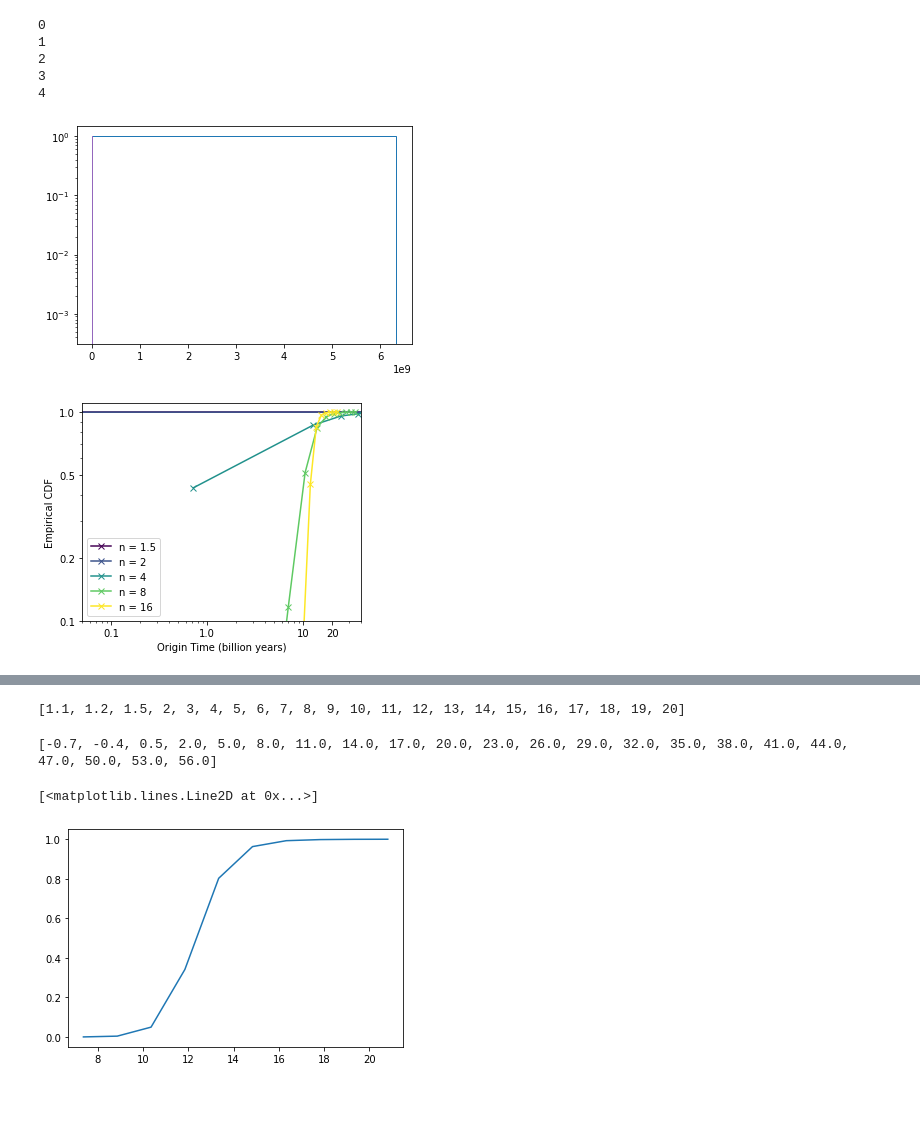
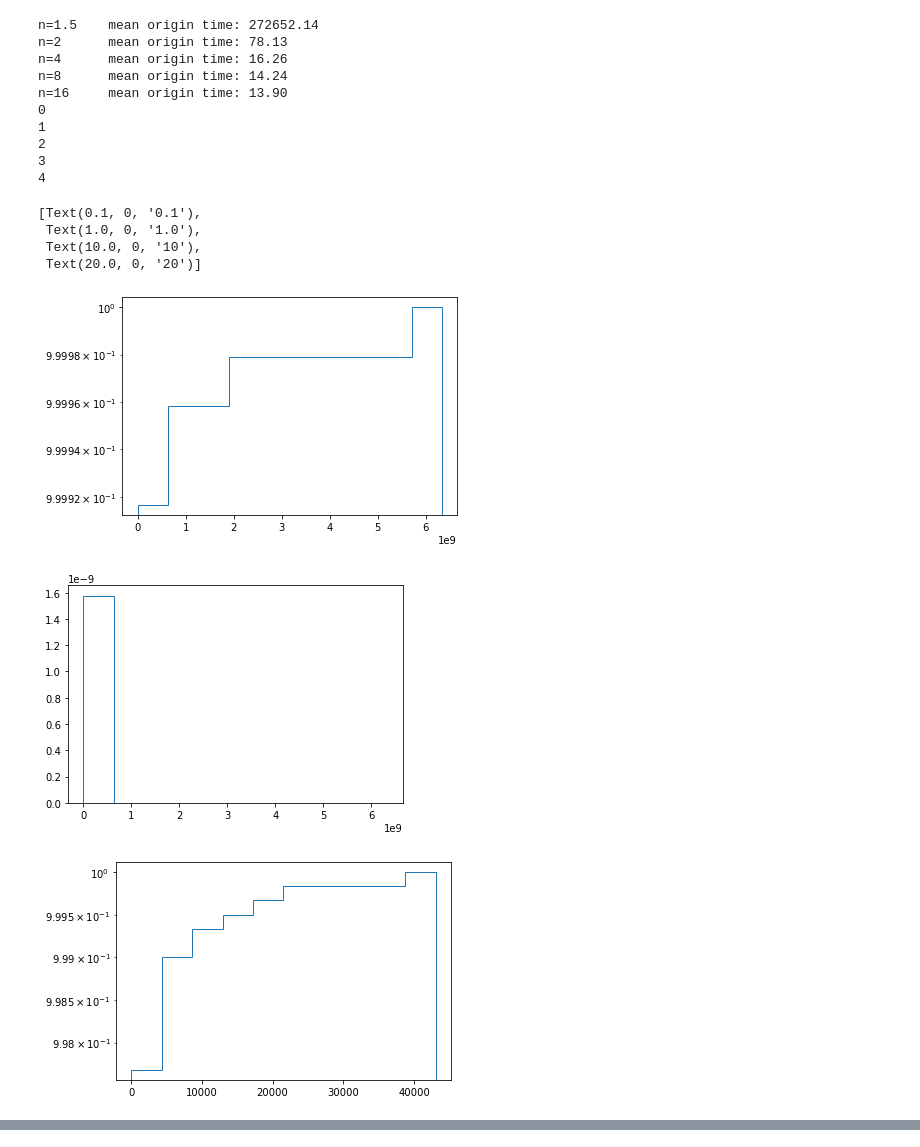
Before and after one commit to calvinmccarter/grabby_aliens, a Jupyter notebook: experiments/plotA.ipynb, the cells around one changed output, grey strips where cells are left out. Cells and saved outputs as stored; diff of their text form; code cells hidden in the pictures; blank space fills up the shorter version.

```diff
--- a/experiments/plotA.ipynb
+++ b/experiments/plotA.ipynb
@@ -32,37 +32,52 @@ for nix, n in enumerate(nlist):
     res_years = pd.read_csv(fout+'_years.txt')
     #display(res.head())
     #display(res_years.head())
     #print(res.shape)
     #print(res_years.shape)
-    #plt.figure()
+    plt.figure()
     (counts, bins, patches) = plt.hist(
         res_years.OriginTime, cumulative=True, histtype='step', density=True, log=True)
     plot_data.append((bins[0:-1], counts))
+    print(f"n={true_nlist[nix]} \t mean origin time: {res_years.OriginTime.mean():.2f}")
+    plt.figure()
+    plt.hist(
+        res_years.OriginTime, histtype='step', density=True)
 fig = plt.figure(figsize=(5,4))
 for nix, truen in enumerate(true_nlist):
     print(nix)
     (bins, counts) = plot_data[nix]
     plt.plot(bins, counts, 'x-', color=mycols[nix])
 plt.gca().set_xlim(0.1, 50)
 leg = [f"n = {nn}" for nn in true_nlist]
-plt.gca().set_ylabel('Empirical CDF')
-plt.gca().set_xlabel('Origin Time (billion years)')
+plt.gca().set_ylabel('Empirical cdf')
+plt.gca().set_xlabel('Origin time (in billion years)');
+plt.gca().set_title(f'D={D} N={N:.2e} s/c={s/c:.2f} L={L:.1f}');
 plt.legend(leg)
-fig.savefig('figures-friday/plotA.png', dpi=200)
+#fig.savefig('figures-friday/plotA.png', dpi=200)
 plt.gca().set_xscale('log')
 plt.gca().set_yscale('log')
 plt.gca().set_xlim(0.05, 40)
 plt.gca().set_ylim(0.1, 1.1)
 plt.gca().set_yticks([0.1, 0.2, 0.5, 1.0])
 plt.gca().set_yticklabels(['0.1', '0.2', '0.5', '1.0'])
 plt.gca().set_xticks([0.1, 1.0, 10, 20])
 plt.gca().set_xticklabels(['0.1', '1.0', '10', '20'])
-fig.savefig('figures-friday/plotA-loglog.png', dpi=200)
+#fig.savefig('figures-friday/plotA-loglog.png', dpi=200);
 # %% [output]
+n=1.5    mean origin time: 272652.14
+n=2      mean origin time: 78.13
+n=4      mean origin time: 16.26
+n=8      mean origin time: 14.24
+n=16     mean origin time: 13.90
 0
 1
 2
 3
 4
+[Text(0.1, 0, '0.1'),
+ Text(1.0, 0, '1.0'),
+ Text(10.0, 0, '10'),
+ Text(20.0, 0, '20')]
-[figure, old version]
+[figure, new version]
-[figure, old version]
+[figure, new version]
+[figure, added]
@@ -69,13 +91,0 @@ fig.savefig('figures-friday/plotA-loglog.png', dpi=200)
-# %%
-print(true_nlist)
-# %% [output]
-[1.1, 1.2, 1.5, 2, 3, 4, 5, 6, 7, 8, 9, 10, 11, 12, 13, 14, 15, 16, 17, 18, 19, 20]
-# %%
-print(nlist)
-# %% [output]
-[-0.7, -0.4, 0.5, 2.0, 5.0, 8.0, 11.0, 14.0, 17.0, 20.0, 23.0, 26.0, 29.0, 32.0, 35.0, 38.0, 41.0, 44.0, 47.0, 50.0, 53.0, 56.0]
-# %%
-plt.plot(bins[0:-1], counts)
-# %% [output]
-[<matplotlib.lines.Line2D at 0x...>]
-[figure, removed]
```
Also changed, not shown: parts of 1 cell of this notebook, 14 other files.
